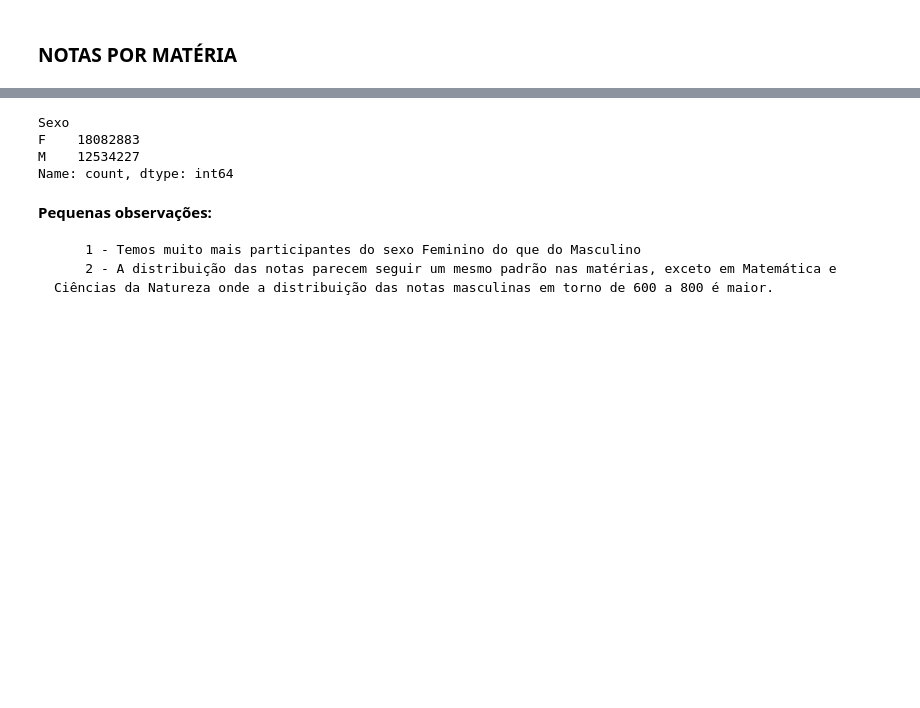
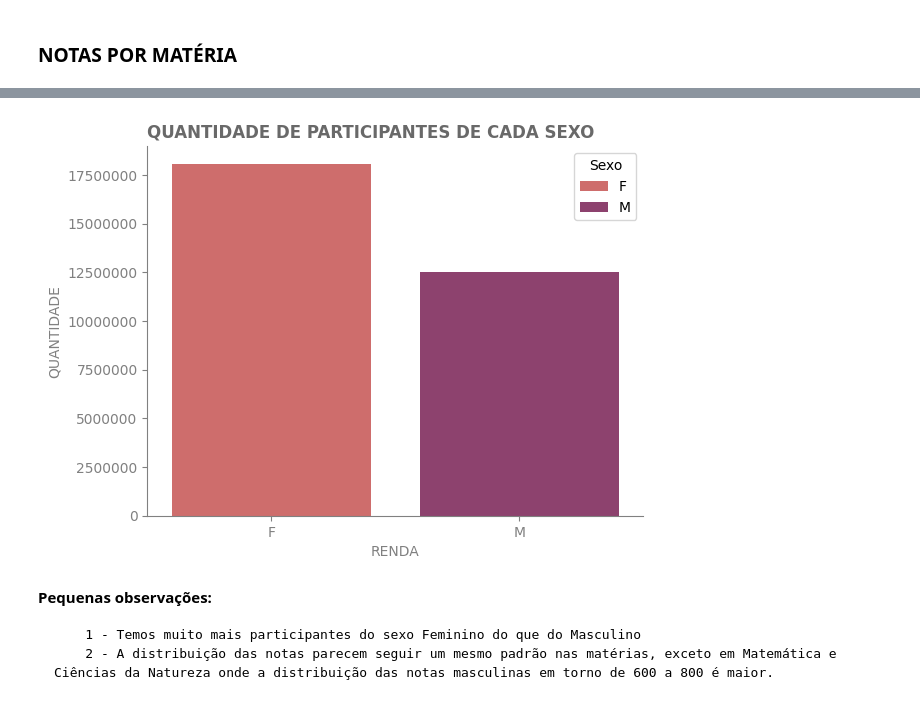
Before and after one commit to LiamFer/ENEM-Analysis, a Jupyter notebook: main_analysis.ipynb, the cells around one changed output, grey strips where cells are left out. Drawn from its saved outputs; the diff is of its cells as text; code cells hidden in the pictures; blank space fills up the shorter version.

Commit message:
Distribuição de Renda e gênero

```diff
--- a/main_analysis.ipynb
+++ b/main_analysis.ipynb
@@ -212,14 +213,24 @@ fig.tight_layout()
 plt.savefig('graphs/gradesbyGender.png', transparent=True, dpi=600)
 # %% [output]
 [figure]
-# %%
-# Quantidade de participandes de cada sexo
-enem.Sexo.value_counts()
-# %% [output]
-Sexo
-F    18082883
-M    12534227
-Name: count, dtype: int64
+# %%
+# Quantidade de participandes de cada sexo
+gender = pd.DataFrame(enem.Sexo.value_counts().reset_index())
+bar = sns.barplot(gender,x='Sexo',y='count',hue='Sexo',palette='flare',legend=True)
+
+bar.ticklabel_format(axis='y', style='plain')
+bar.set_title("QUANTIDADE DE PARTICIPANTES DE CADA SEXO", color='dimgrey',loc='left',fontweight='bold')
+bar.set_xlabel('RENDA',color='gray')
+bar.set_ylabel('QUANTIDADE',color='gray')
+
+bar.tick_params(axis='x', colors='gray')
+bar.tick_params(axis='y', colors='gray')
+bar.spines['top'].set_visible(False)
+bar.spines['right'].set_visible(False)
+bar.spines['bottom'].set_color("gray")
+bar.spines['left'].set_color("gray")
+# %% [output]
+[figure, added]
 # %% [markdown]
 **Pequenas observações:**
 
```
Also changed, not shown: parts of 4 cells of this notebook, 2 other files.
